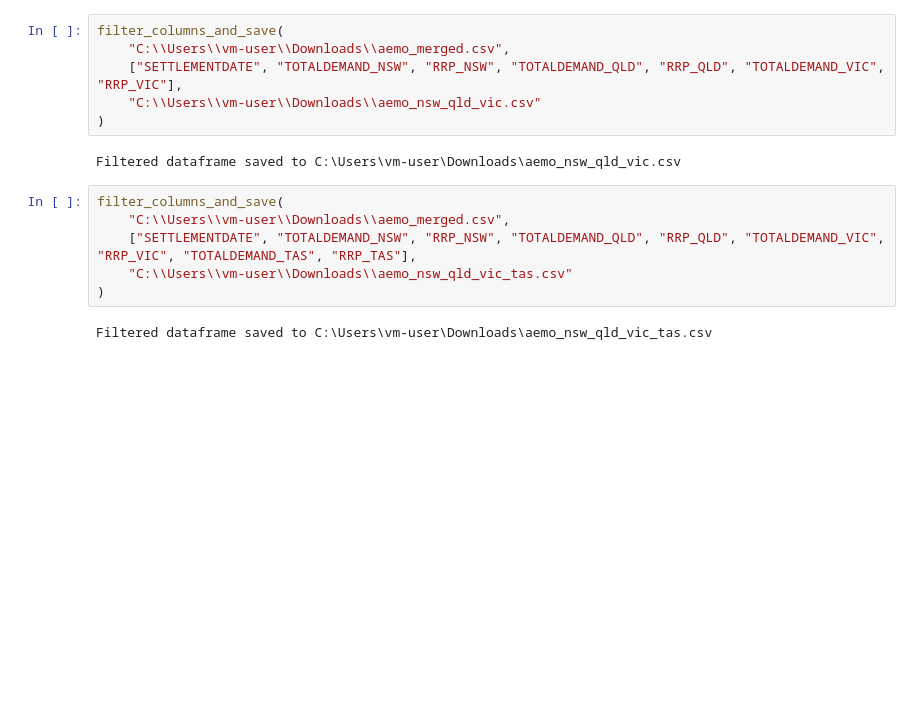
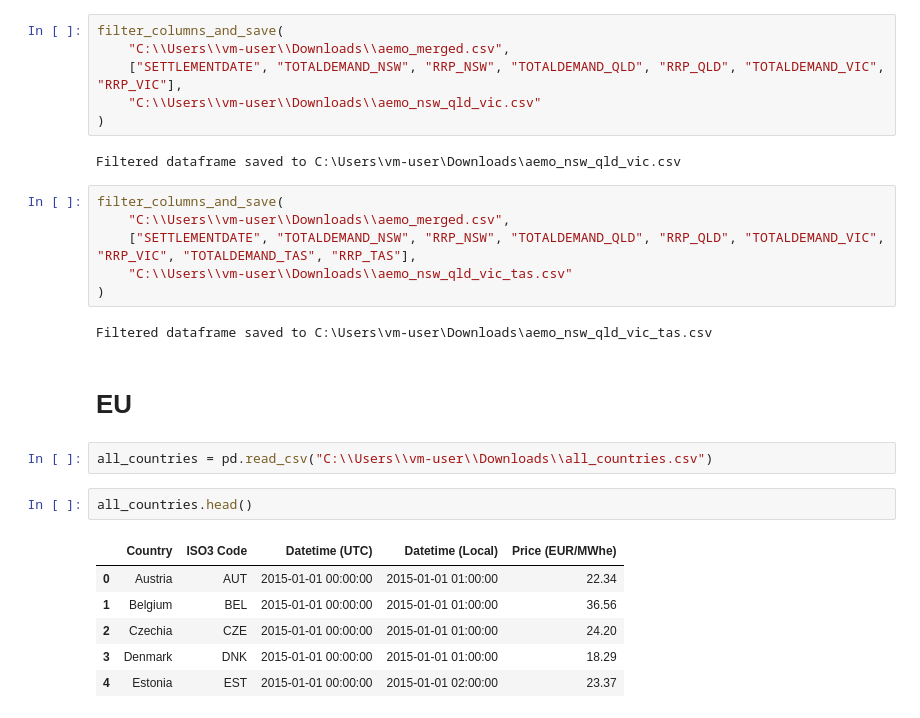
Before and after one commit to Sathwick-Reddy-M/improving-temporal-forecasting, a Jupyter notebook: debug.ipynb, the cells around one changed output. Saved outputs shown, nothing was run; the diff lists cells and outputs as text; blank space fills up the shorter version.

```diff
--- a/debug.ipynb
+++ b/debug.ipynb
@@ -137,3 +180,16 @@ filter_columns_and_save(
 )
 # %% [output]
 Filtered dataframe saved to C:\Users\vm-user\Downloads\aemo_nsw_qld_vic_tas.csv
+# %% [markdown]
+# EU
+# %%
+all_countries = pd.read_csv("C:\\Users\\vm-user\\Downloads\\all_countries.csv")
+# %%
+all_countries.head()
+# %% [output]
+|  | Country | ISO3 Code | Datetime (UTC) | Datetime (Local) | Price (EUR/MWhe) |
+| 0 | Austria | AUT | 2015-01-01 00:00:00 | 2015-01-01 01:00:00 | 22.34 |
+| 1 | Belgium | BEL | 2015-01-01 00:00:00 | 2015-01-01 01:00:00 | 36.56 |
+| 2 | Czechia | CZE | 2015-01-01 00:00:00 | 2015-01-01 01:00:00 | 24.20 |
+| 3 | Denmark | DNK | 2015-01-01 00:00:00 | 2015-01-01 01:00:00 | 18.29 |
+| 4 | Estonia | EST | 2015-01-01 00:00:00 | 2015-01-01 02:00:00 | 23.37 |
```
Also changed, not shown: parts of 32 cells of this notebook, 1 other file.
